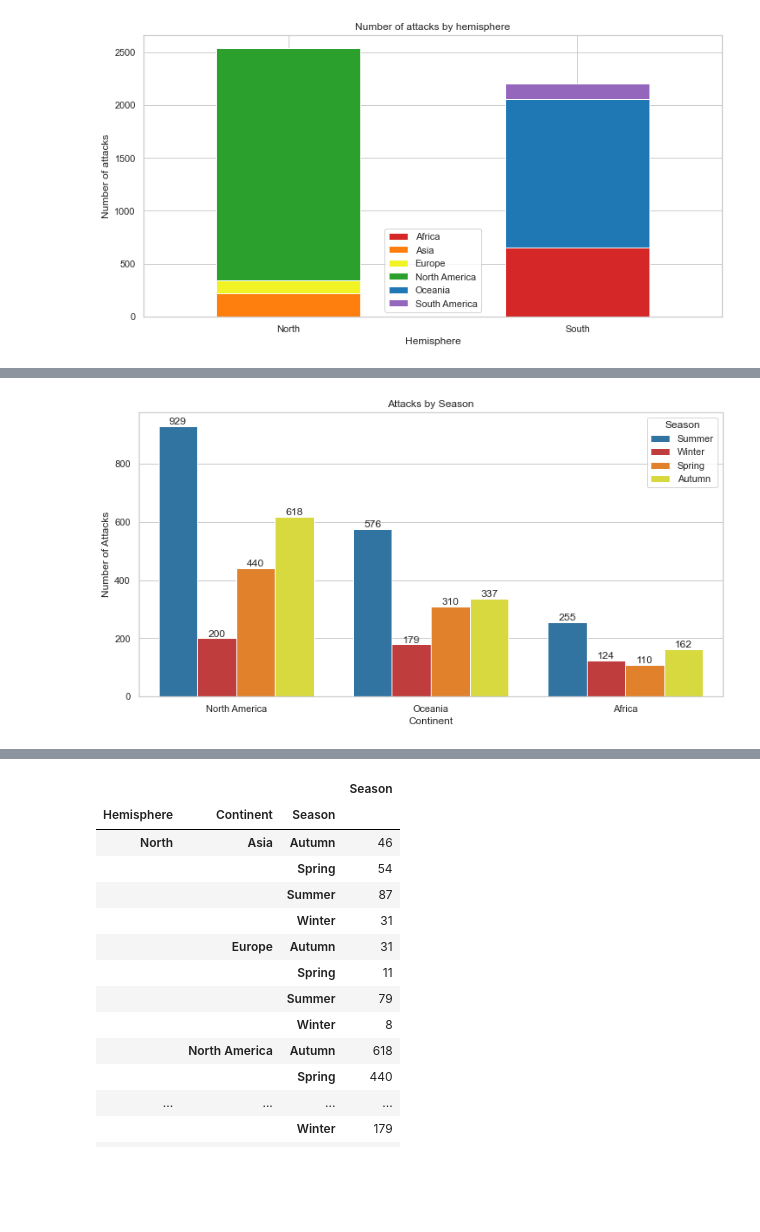
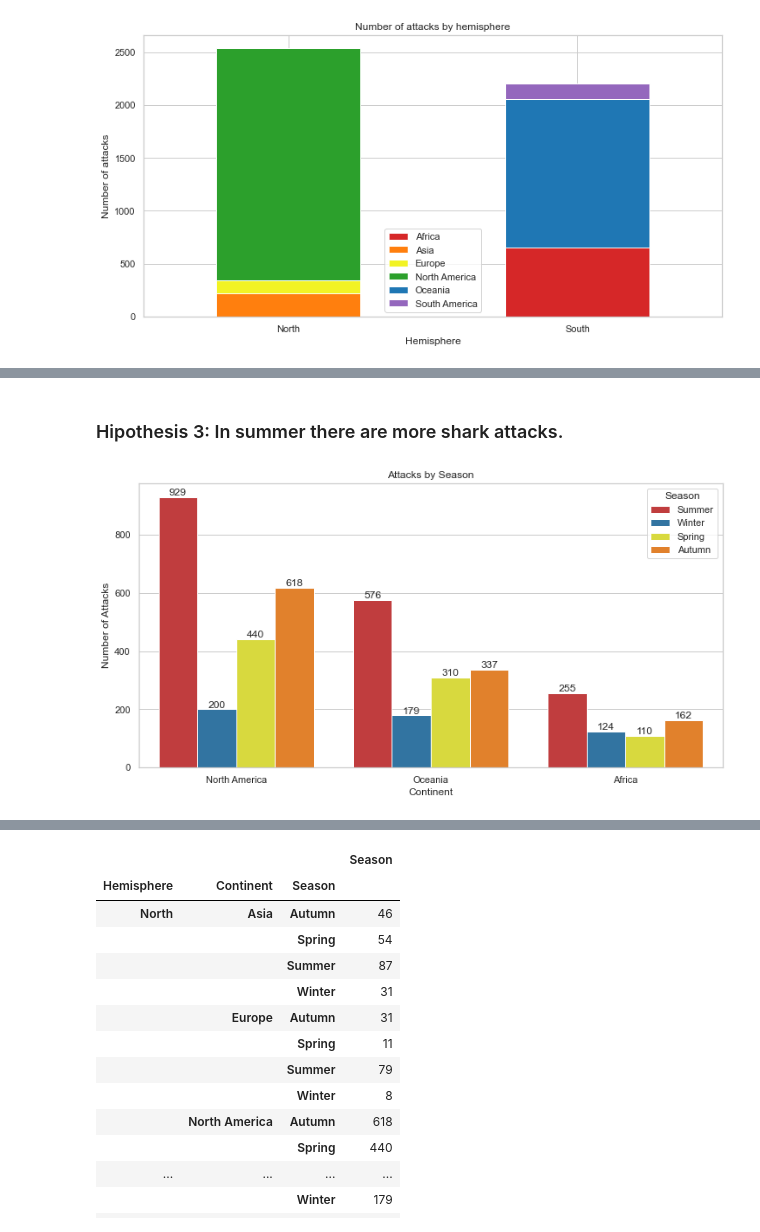
Before and after one commit to bripollc/01_EDA_Sharks, a Jupyter notebook: Visualization.ipynb, the cells around one changed output, grey strips where cells are left out. Drawn from its saved outputs; the diff is of its cells as text; code cells hidden in the pictures; blank space fills up the shorter version.

```diff
--- a/Visualization.ipynb
+++ b/Visualization.ipynb
@@ -152,30 +150,32 @@ hip_2.figure.savefig('src/attacks_by_continent.png', dpi=600)
-# %%
-# SORT continents
-continent_order = ['North America','Oceania', 'Africa']
-df_filter_1 = continent_season.loc[continent_season['Continent'].isin(continent_order)]
-
-# COUNTPLOT
-hip_3 = sns.countplot(x=continent_season["Continent"],
-                      hue=continent_season["Season"],
-                      data=df_filter_1,
-                      palette = ["#1f77b4", "#d62728", "#ff7f0e", "#f2f324"],
-                      order=continent_order);
-
-#TITLES
-hip_3.set_xlabel("Continent")
-hip_3.set_ylabel("Number of Attacks")
-hip_3.set_title("Attacks by Season")
-
-# Add the number of attacks on top of each bar
-for bar in hip_3.patches:
-    height = bar.get_height()
-    hip_3.annotate('{:.0f}'.format(height), xy=(bar.get_x()+bar.get_width()/2., height),
-                   xytext=(0, 5), textcoords='offset points', ha='center', va='center')
-
-plt.show()
-#hip_3.figure.savefig('src/attacks_by_season.png', dpi=600)
-# %% [output]
-[figure, removed]
+# %% [markdown]
+### Hipothesis 3: In summer there are more shark attacks.
+# %%
+# SORT continents
+continent_order = ['North America','Oceania', 'Africa']
+df_filter_1 = continent_season.loc[continent_season['Continent'].isin(continent_order)]
+
+# COUNTPLOT
+hip_3 = sns.countplot(x=continent_season["Continent"],
+                      hue=continent_season["Season"],
+                      data=df_filter_1,
+                      palette = ["#d62728", "#1f77b4", "#f2f324", "#ff7f0e"],
+                      order=continent_order);
+
+#TITLES
+hip_3.set_xlabel("Continent")
+hip_3.set_ylabel("Number of Attacks")
+hip_3.set_title("Attacks by Season")
+
+# Add the number of attacks on top of each bar
+for bar in hip_3.patches:
+    height = bar.get_height()
+    hip_3.annotate('{:.0f}'.format(height), xy=(bar.get_x()+bar.get_width()/2., height),
+                   xytext=(0, 5), textcoords='offset points', ha='center', va='center')
+
+plt.show()
+#hip_3.figure.savefig('images/attacks_by_season.png', dpi=600)
+# %% [output]
+[figure, added]
 # %%
 # SORT continents
 continent_order = ['North America','Oceania', 'Africa']
```
Also changed, not shown: parts of 20 cells of this notebook, 13 other files.
